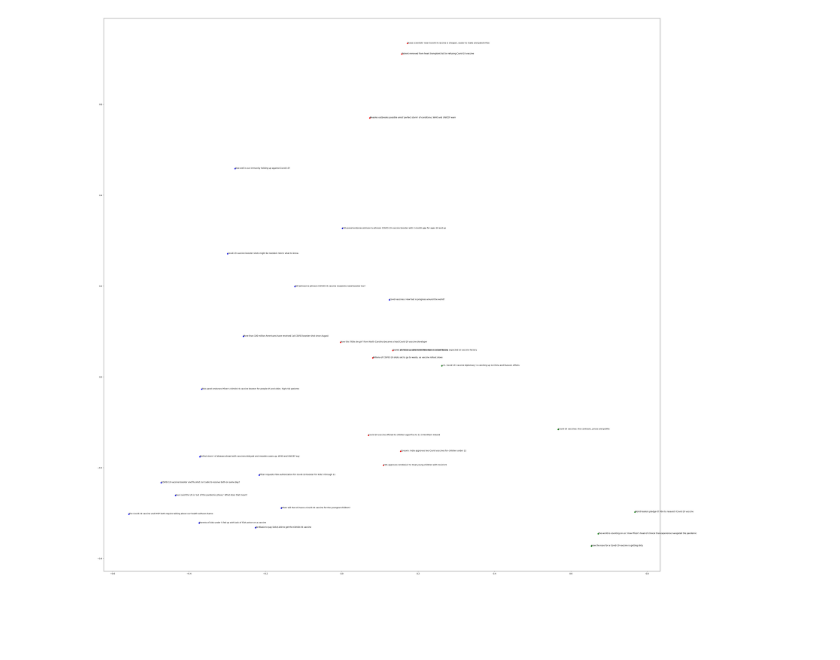
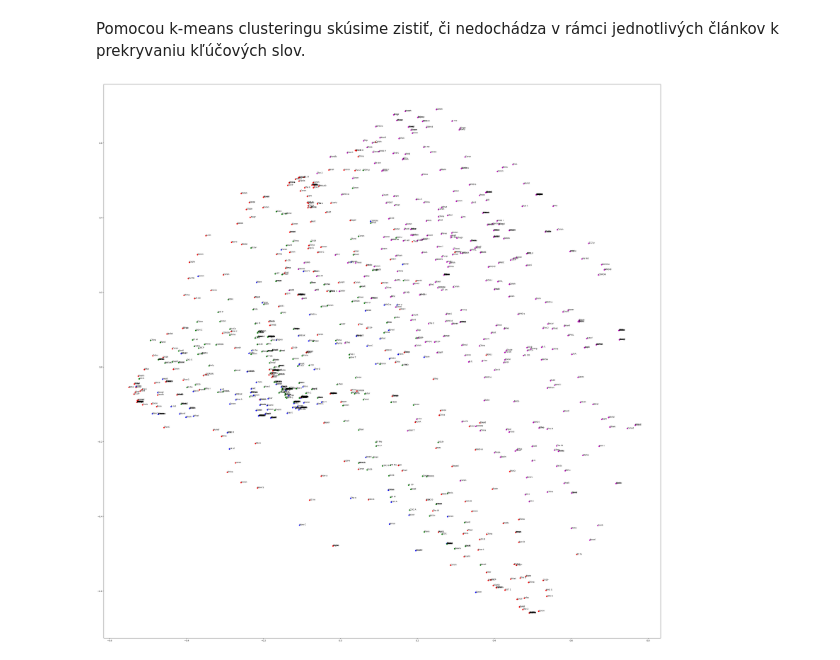
Before and after one commit to 31Lukas/analyza_dopytov_z_vyhladavaca, a Jupyter notebook: tf_idf.ipynb, the cells around one changed output. Drawn from its saved outputs; the diff is of its cells as text; code cells hidden in the pictures; blank space fills up the shorter version.

```diff
--- a/tf_idf.ipynb
+++ b/tf_idf.ipynb
@@ -55,6 +56,11 @@ Na nacitanie vstupneho datasetu pouzijeme kniznicu *pandas*.
 # %%
 import pandas as pd
 
-df = pd.read_csv('data/COVID-19_Vaccine.csv', usecols=[2, 3])
-df['texts'] = df['ArticleTitle'] + ' ' + df['ArticleText']
-df = df.drop(columns=["ArticleText"])
+df = pd.read_excel('data/fake_new_dataset.xlsx', usecols=[1, 2, 4])
+df = df.query('label == 1')
+df['texts'] = df['title'] + ' ' + df['text']
+df['texts'] = df['texts'].str.strip()
+
+df = df[['title', 'texts']]
+
+df.head()
@@ -64,7 +79,10 @@ Nasledne si predspracujeme vstupne data
 import nltk
 nltk.download('stopwords')
 nltk.download('punkt')
-nltk.download('wordnet')
+
+from nltk.corpus import stopwords
+
+stop_words = stopwords.words('english') + ['covid', 'covid', 'coronavirus', 'corona', '19', '2019', 'ncov']
 # %% [output]
 [nltk_data] Downloading package stopwords to /home/godric/nltk_data...
 [nltk_data]   Package stopwords is already up-to-date!
@@ -85,13 +99,10 @@ df.head()
 # %%
-from nltk.corpus import stopwords
+
 from sklearn.feature_extraction.text import TfidfVectorizer
 
-stop_words = stopwords.words('english') + ['covid', 'covid', 'coronavirus', 'corona', '19']
-
 tfidf = TfidfVectorizer(
-    max_features=20,
-    max_df=0.9,
-    min_df=5,
+    max_features=30,
+    min_df=0.1,
     ngram_range=(2, 3),
     lowercase=True,
     stop_words=stop_words
@@ -114,5 +125,5 @@ for description in denselist:
     all_keywords.append(keywords)
 
 df2 = pd.DataFrame(denselist, columns=feature_names)
-df2
+df2.tail()
 # %% [output]
@@ -148,9 +136,11 @@ As of April 1, "57 vaccine-preventable disease campaigns in 43 countries that we
+# %% [markdown]
+Pomocou k-means clusteringu skúsime zistiť, či nedochádza v rámci jednotlivých článkov k prekryvaniu kľúčových slov.
 # %%
 from sklearn.cluster import KMeans
 from sklearn.decomposition import PCA
 import matplotlib.pyplot as plt
 
-true_k = 3
+true_k = 4
 
 model = KMeans(n_clusters=true_k, init="k-means++", max_iter=100, n_init=1)
 model.fit(vectors)
@@ -158,34 +148,34 @@ model.fit(vectors)
 order_centroinds = model.cluster_centers_.argsort()[:, ::-1]
 terms = tfidf.get_feature_names_out()
 
 with open("data/trc_results.txt", "w", encoding="utf-8") as f:
     for i in range(true_k):
         f.write(f"Cluster {i}")
         f.write("\n")
         for ind in order_centroinds[i, :20]:
             f.write(' %s' % terms[ind],)
             f.write("\n")
         f.write("\n")
         f.write("\n")
 
 kmean_indicies = model.fit_predict(vectors)
 
 pca = PCA(n_components=2)
 
 scatter_plot_points = pca.fit_transform(vectors.toarray())
 
-colors = ["b", "g", "r"]
+colors = ["b", "g", "r", 'm']
 
 x_axis = [o[0] for o in scatter_plot_points]
 y_axis = [o[1] for o in scatter_plot_points]
 
 fig, ax = plt.subplots(figsize=(50,50))
 
 ax.scatter(x_axis, y_axis, c=[colors[d] for d in kmean_indicies])
 
-for i, txt in enumerate(df['ArticleTitle'].values.tolist()):
-    ax.annotate(txt, (x_axis[i], y_axis[i]))
+for i, txt in enumerate(df['title'].values.tolist()):
+    ax.annotate(txt[0:5], (x_axis[i], y_axis[i]))
 
 plt.savefig("data/trc_figure.png")
 # %% [output]
-[figure, old version]
+[figure, new version]
```
Also changed, not shown: parts of 12 cells of this notebook, 3 other files.
